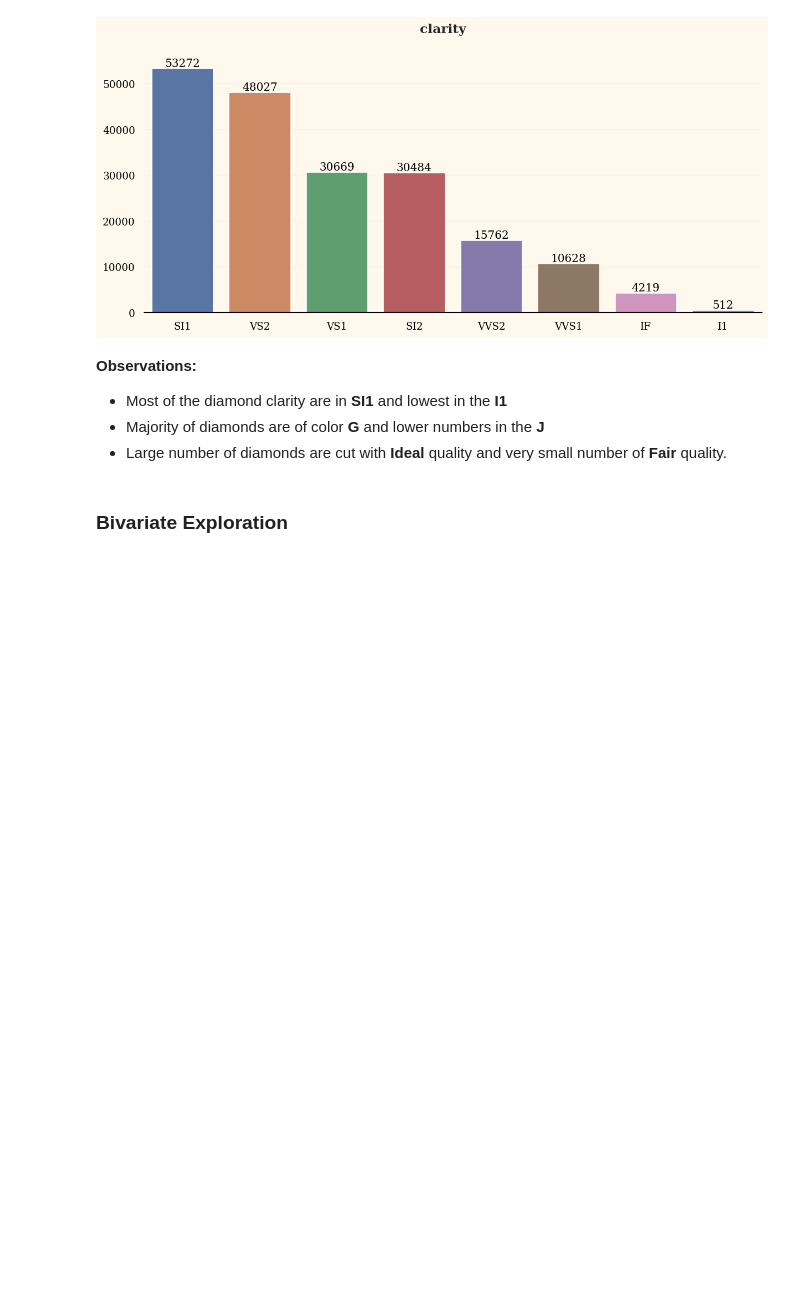
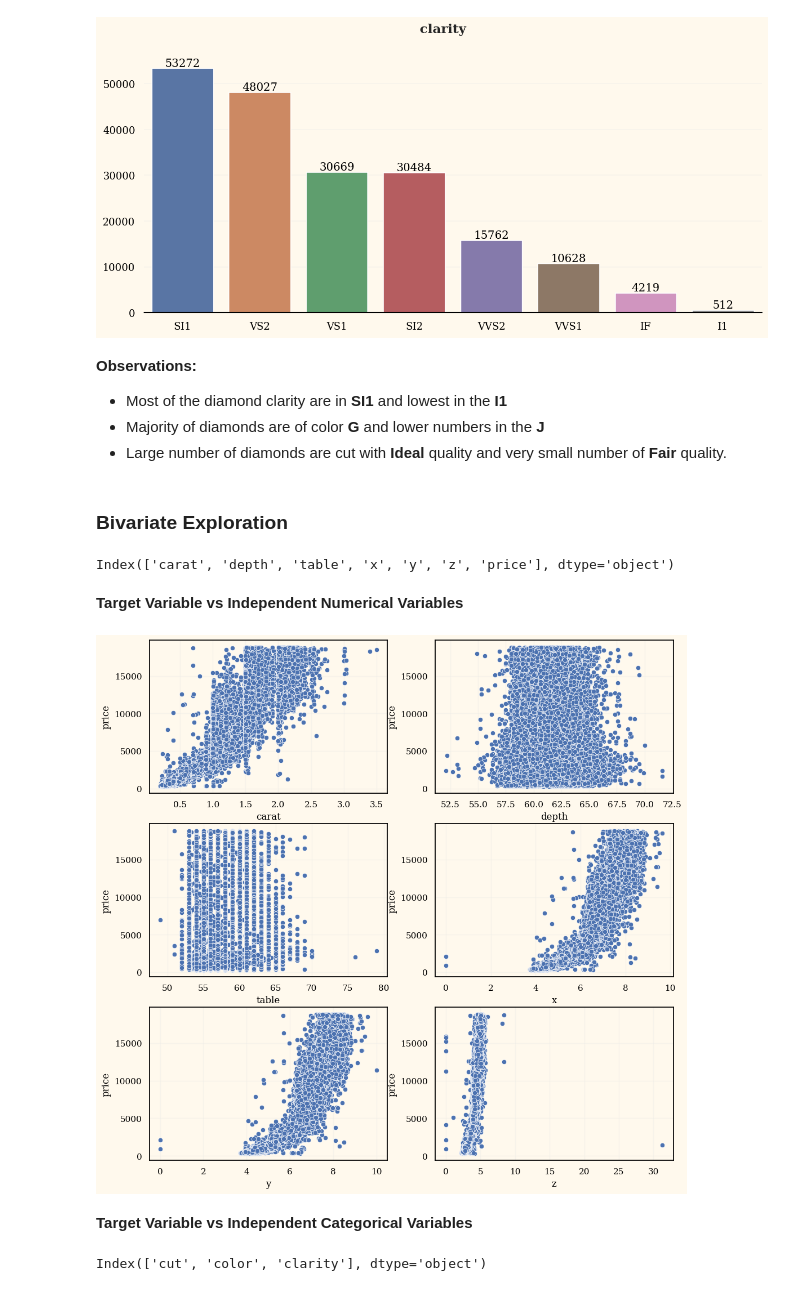
Before and after one commit to ashutosh-vaidya/Dimond_Price_Prediction, a Jupyter notebook: notebooks/EDA.ipynb, the cells around one changed output. Cells and saved outputs as stored; diff of their text form; code cells hidden in the pictures; blank space fills up the shorter version.

Commit message:
Completed Bivariate analysis added correlation and heatmap

```diff
--- a/notebooks/EDA.ipynb
+++ b/notebooks/EDA.ipynb
@@ -379,3 +380,30 @@ for col in cat_features:
 - Large number of diamonds are cut with **Ideal** quality and very small number of **Fair** quality.
 # %% [markdown]
 ### Bivariate Exploration
+# %%
+numerical_columns
+# %% [output]
+Index(['carat', 'depth', 'table', 'x', 'y', 'z', 'price'], dtype='object')
+# %% [markdown]
+**Target Variable vs Independent Numerical Variables**
+# %%
+target = "price"
+index, rows, columns = 0,3,2
+
+fig, axs = plt.subplots(nrows=rows, ncols=columns,figsize=(12,12))
+for row in range(rows):
+    for col in range(columns):
+        if numerical_columns[index] == target:
+            pass
+
+        sns.scatterplot(x = numerical_columns[index], y = target, data = df, ax=axs[row][col])
+        #sns.lmplot(x = numerical_columns[index], y = target, data = df, ax=axs[row][col])
+        index += 1
+# %% [output]
+[figure, added]
+# %% [markdown]
+**Target Variable vs Independent Categorical Variables**
+# %%
+categorical_columns
+# %% [output]
+Index(['cut', 'color', 'clarity'], dtype='object')
```
Also changed, not shown: parts of 9 cells of this notebook.
